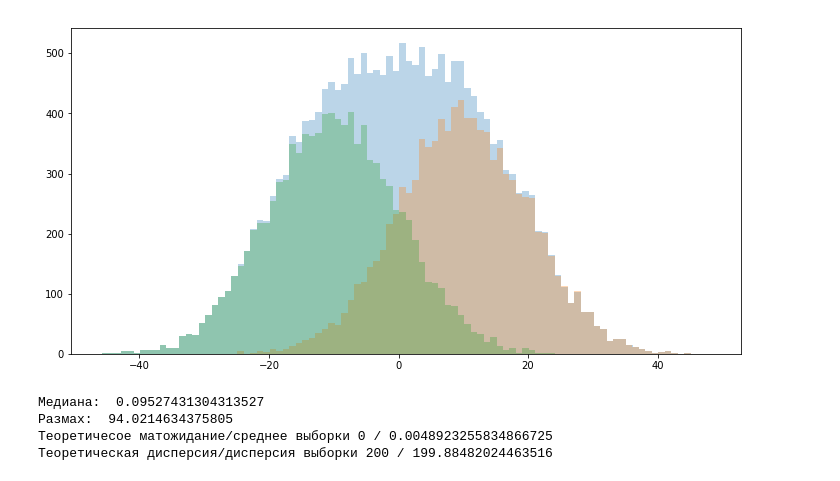
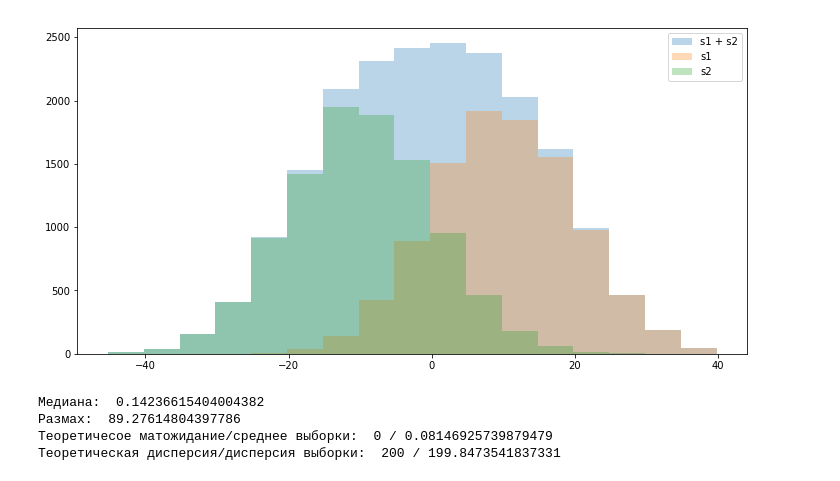
Before and after one commit to andrsolo21/teplMatlab, a Jupyter notebook: task2.ipynb, the cells around one changed output. Drawn from its saved outputs; the diff is of its cells as text; code cells hidden in the pictures.

```diff
--- a/task2.ipynb
+++ b/task2.ipynb
@@ -11,11 +11,13 @@ def gen_raspr(m1,m2,sig, num = 1000):
 def draw_all(s1,s2,sh = 0.5):
     fig, ax = plt.subplots()
     s =  np.concatenate((s1, s2))
-    ax.hist(s, bins = np.arange(min(s), max(s), sh)  ,  alpha = 0.3)
-    ax.hist(s1, bins = np.arange(min(s1), max(s1), sh), alpha = 0.3)
-    ax.hist(s2, bins = np.arange(min(s2), max(s2), sh) ,  alpha = 0.3)
+    bbb = np.arange(min(s), max(s), sh)
+    ax.hist(s, bins = bbb  ,  alpha = 0.3, label = 's1 + s2')
+    ax.hist(s1, bins = bbb, alpha = 0.3, label = 's1')
+    ax.hist(s2, bins = bbb ,  alpha = 0.3 , label = 's2')
     fig.set_figwidth(12)
     fig.set_figheight(6)
+    plt.legend()
     plt.show()
 # %%
 def get_metrics(s):
@@ -26,20 +28,20 @@ def get_metrics(s):
 def work(m1 = 10, m2 = -10, d = 10, num = 10000, dr = False):
     s1,s2 = gen_raspr(m1,m2,d,num)
     if dr:
-        draw_all(s1,s2, sh = 1)
+        draw_all(s1,s2, sh = 5)
     s = np.concatenate((s1, s2))
     norm.cdf(s)
     return get_metrics(s), [m1 + m2, 2*d**2], [np.mean(s), np.var(s)]
 # %%
-rez, teor, pract = work(dr = True)
+rez, teor, pract = work(dr = True, num = 10000)
 print("Медиана: ", rez[0])
 print("Размах: ", rez[1])
 print('Теоретичесое матожидание/среднее выборки: ', teor[0], '/', pract[0])
 print('Теоретическая дисперсия/дисперсия выборки: ', teor[1], '/', pract[1])
 # %% [output]
-[figure, old version]
+[figure, new version]
-Медиана:  0.09527431304313527
-Размах:  94.0214634375805
-Теоретичесое матожидание/среднее выборки 0 / 0.0048923255834866725
-Теоретическая дисперсия/дисперсия выборки 200 / 199.88482024463516
+Медиана:  0.14236615404004382
+Размах:  89.27614804397786
+Теоретичесое матожидание/среднее выборки:  0 / 0.08146925739879479
+Теоретическая дисперсия/дисперсия выборки:  200 / 199.8473541837331
 # %%
```
Also changed, not shown: parts of 5 cells of this notebook, 2 other files.
